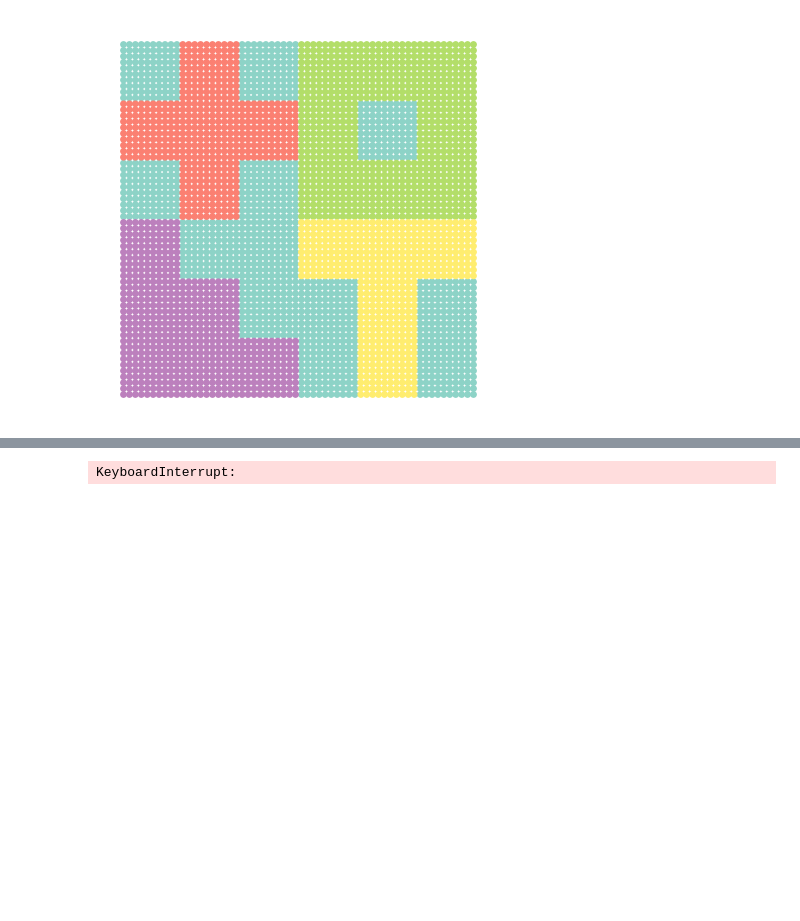
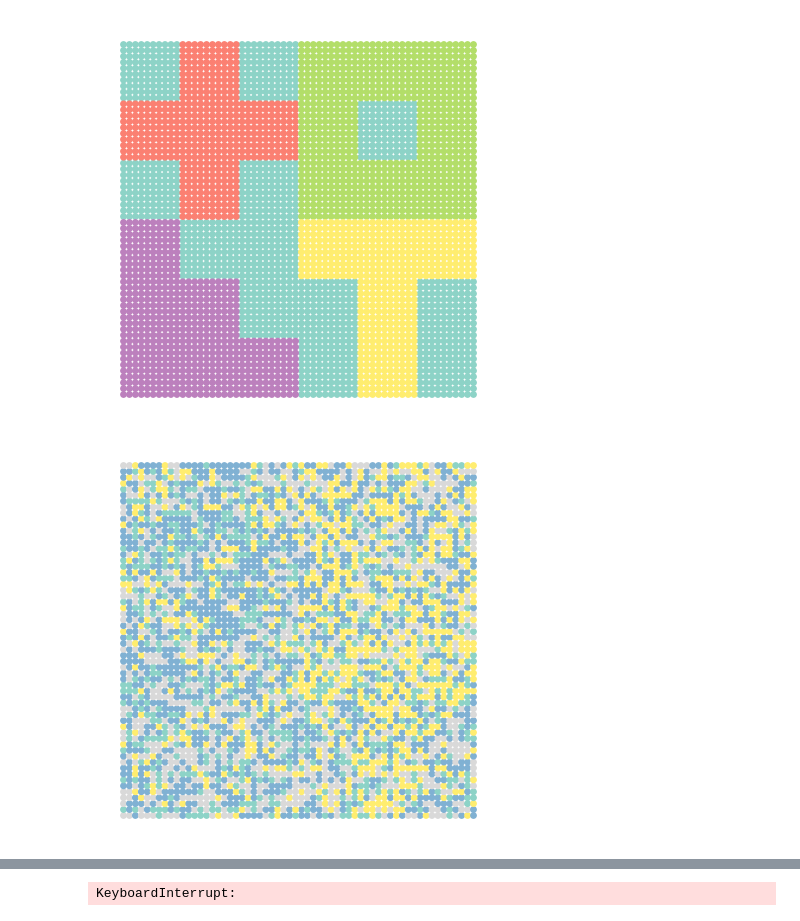
Before and after one commit to craigfouts/asterism, a Jupyter notebook: notebooks/demo.ipynb, the cells around one changed output, grey strips where cells are left out. Saved outputs shown, nothing was run; the diff lists cells and outputs as text; code cells hidden in the pictures; blank space fills up the shorter version.

Commit message:
Added implementation of LDA using Gibbs sampling

```diff
--- a/notebooks/demo.ipynb
+++ b/notebooks/demo.ipynb
@@ -7,7 +9,7 @@ from sim import make_dataset
 from slda import SLDA
 from util import map_labels, show_dataset
 # %%
-data, labels = make_dataset('polygons', 10, n_features=3, wiggle=0., mix=0., return_tensor=True)
+data, labels = make_dataset('polygons', 10, n_features=100, wiggle=0., mix=0., return_tensor=False)
 show_dataset(data, labels)
 # %% [output]
 [figure]
@@ -16,0 +16,6 @@ from scipy.spatial.distance import cdist
+# %%
+model = GibbsLDA(n_topics=4, n_words=50)
+labels = model.fit_predict(np.hstack([data[:, :1], data[:, 3:]]), n_steps=200, burn_in=150)
+show_dataset(data, labels)
+# %% [output]
+[figure, added]
```
Also changed, not shown: parts of 3 cells of this notebook, 3 other files.
